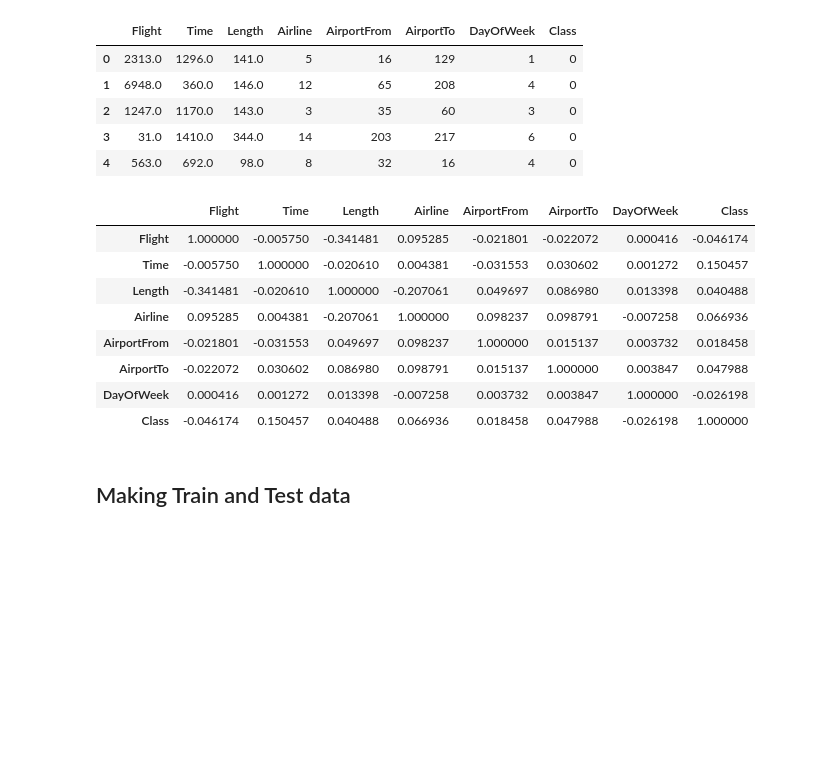
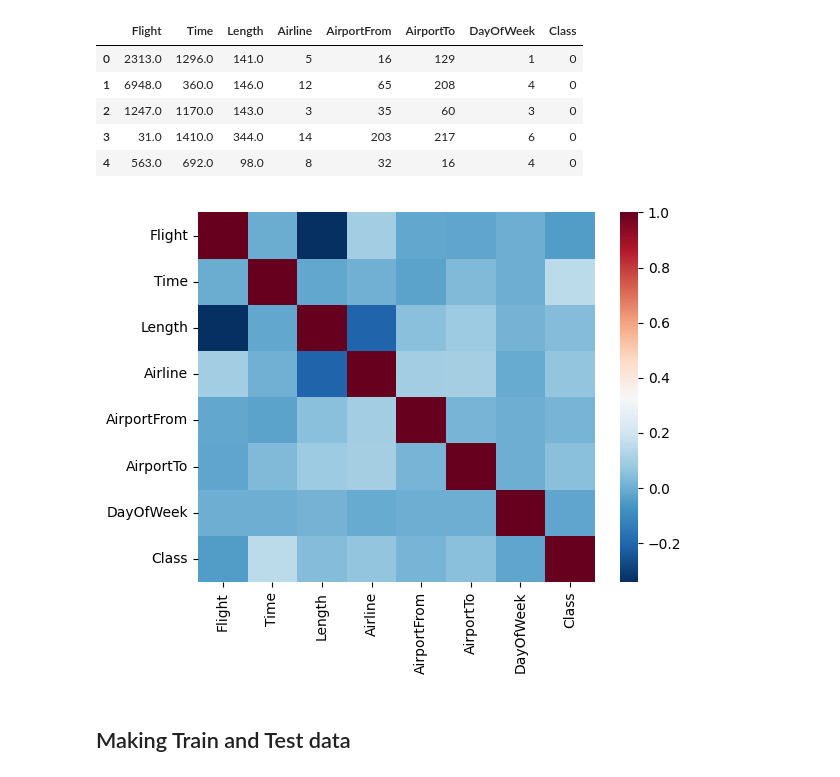
Before and after one commit to ICWeiner/FEUP-IART, a Jupyter notebook: Proj2/IA_T10_G27_Assignment2.ipynb, the cells around one changed output. Cells and saved outputs as stored; diff of their text form; code cells hidden in the pictures; blank space fills up the shorter version.

Commit message:
add comparison plots

```diff
--- a/Proj2/IA_T10_G27_Assignment2.ipynb
+++ b/Proj2/IA_T10_G27_Assignment2.ipynb
@@ -216,18 +228,11 @@ data.head()
 | 2 | 1247.0 | 1170.0 | 143.0 | 3 | 35 | 60 | 3 | 0 |
 | 3 | 31.0 | 1410.0 | 344.0 | 14 | 203 | 217 | 6 | 0 |
 | 4 | 563.0 | 692.0 | 98.0 | 8 | 32 | 16 | 4 | 0 |
-# %%
-data.corr()
-# %% [output]
-|  | Flight | Time | Length | Airline | AirportFrom | AirportTo | DayOfWeek | Class |
-| Flight | 1.000000 | -0.005750 | -0.341481 | 0.095285 | -0.021801 | -0.022072 | 0.000416 | -0.046174 |
-| Time | -0.005750 | 1.000000 | -0.020610 | 0.004381 | -0.031553 | 0.030602 | 0.001272 | 0.150457 |
-| Length | -0.341481 | -0.020610 | 1.000000 | -0.207061 | 0.049697 | 0.086980 | 0.013398 | 0.040488 |
-| Airline | 0.095285 | 0.004381 | -0.207061 | 1.000000 | 0.098237 | 0.098791 | -0.007258 | 0.066936 |
-| AirportFrom | -0.021801 | -0.031553 | 0.049697 | 0.098237 | 1.000000 | 0.015137 | 0.003732 | 0.018458 |
-| AirportTo | -0.022072 | 0.030602 | 0.086980 | 0.098791 | 0.015137 | 1.000000 | 0.003847 | 0.047988 |
-| DayOfWeek | 0.000416 | 0.001272 | 0.013398 | -0.007258 | 0.003732 | 0.003847 | 1.000000 | -0.026198 |
-| Class | -0.046174 | 0.150457 | 0.040488 | 0.066936 | 0.018458 | 0.047988 | -0.026198 | 1.000000 |
+# %%
+sb.heatmap(data.corr(), cmap='RdBu_r')
+plt.show()
+# %% [output]
+[figure, added]
 # %% [markdown]
 ## Making Train and Test data
 # %%
```
Also changed, not shown: parts of 21 cells of this notebook.
